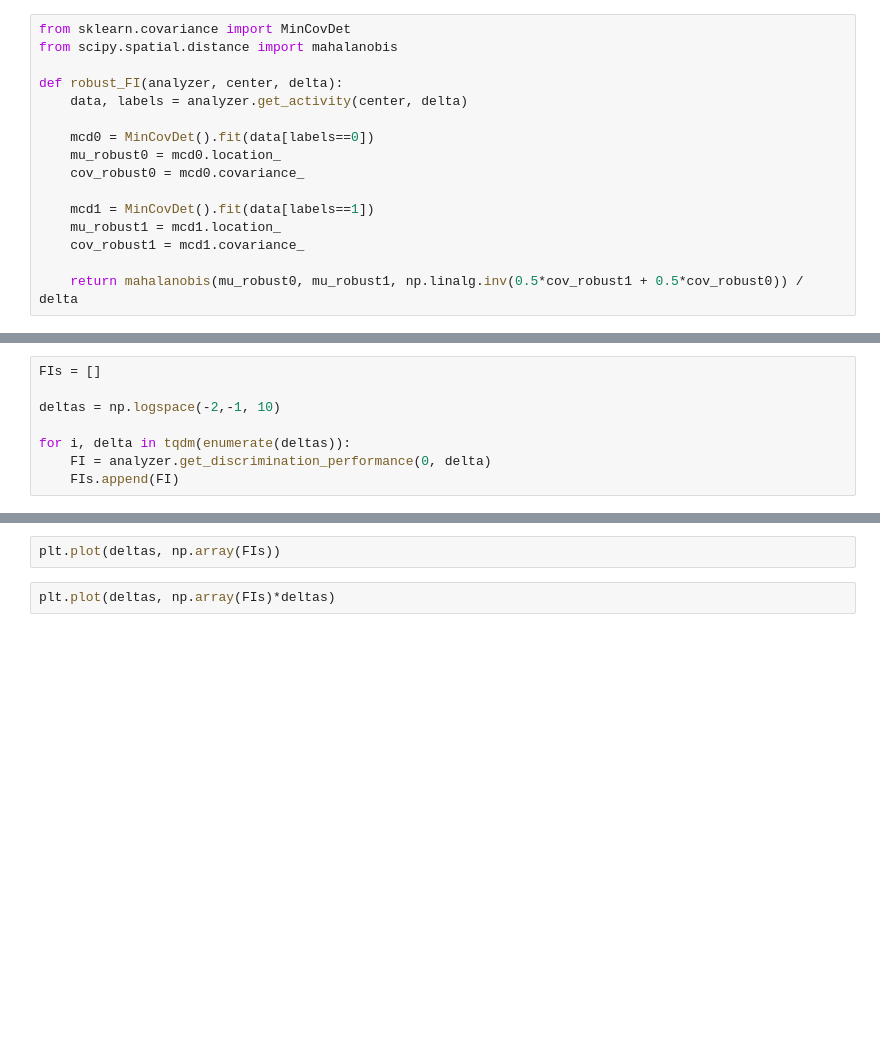
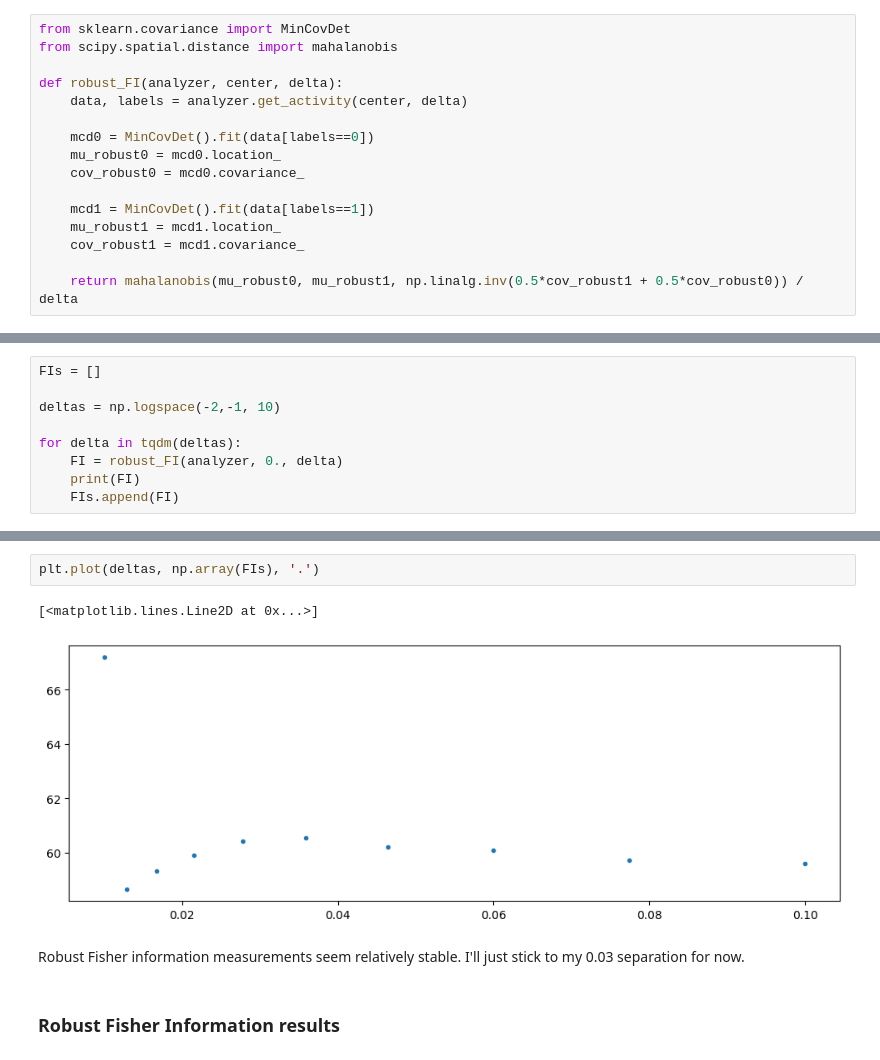
Before and after one commit to lrast/angleFinetuning, a Jupyter notebook: notebooks/0.0-NotesFromInitial.ipynb, the cells around one changed output, grey strips where cells are left out. Drawn from its saved outputs; the diff is of its cells as text; blank space fills up the shorter version.

```diff
--- a/notebooks/0.0-NotesFromInitial.ipynb
+++ b/notebooks/0.0-NotesFromInitial.ipynb
@@ -681,6 +681,7 @@ FIs = []
 
 deltas = np.logspace(-2,-1, 10)
 
-for i, delta in tqdm(enumerate(deltas)):
-    FI = analyzer.get_discrimination_performance(0, delta)
+for delta in tqdm(deltas):
+    FI = robust_FI(analyzer, 0., delta)
+    print(FI)
     FIs.append(FI)
@@ -687,4 +699,9 @@ for i, delta in tqdm(enumerate(deltas)):
 # %%
-plt.plot(deltas, np.array(FIs))
+plt.plot(deltas, np.array(FIs), '.')
+# %% [output]
+[<matplotlib.lines.Line2D at 0x...>]
+[figure, added]
-# %%
-plt.plot(deltas, np.array(FIs)*deltas)
+# %% [markdown]
+Robust Fisher information measurements seem relatively stable. I'll just stick to my 0.03 separation for now.
+# %% [markdown]
+### Robust Fisher Information results
```
Also changed, not shown: parts of 12 cells of this notebook, 3 other files.
